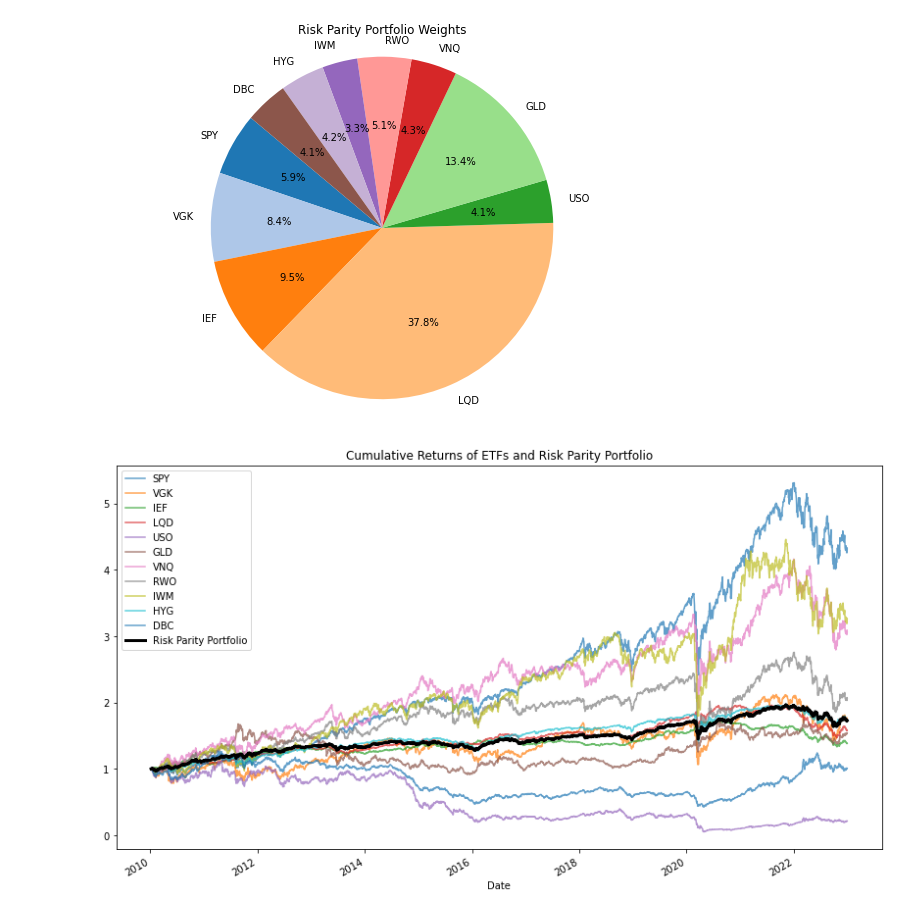
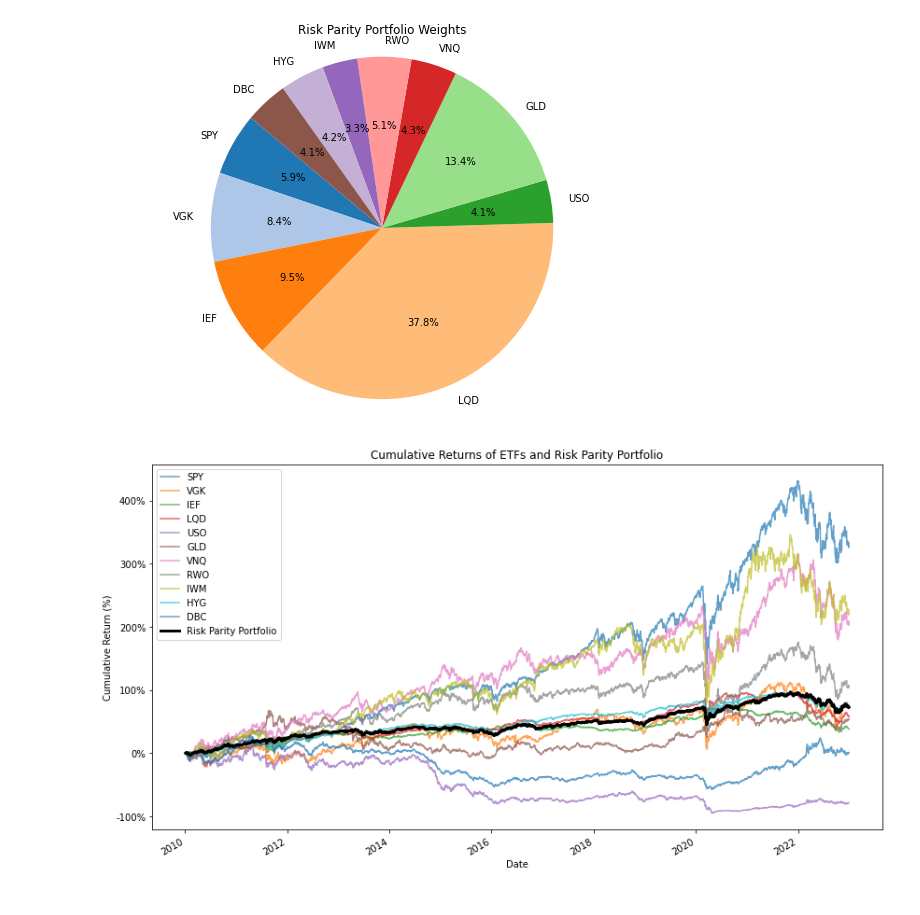
Before and after one commit to robbyhooker/Portfolio_Optimization, a Jupyter notebook: Risk-Parity.ipynb, the cells around one changed output. Cells and saved outputs as stored; diff of their text form; code cells hidden in the pictures.

Commit message:
Returns as %

```diff
--- a/Risk-Parity.ipynb
+++ b/Risk-Parity.ipynb
@@ -123,17 +123,26 @@ plt.show()
 # %% [output]
 [figure]
 # %%
-cumulative_returns = (1 + returns).cumprod()
+# Calculate cumulative returns of individual ETFs
+cumulative_returns = (1 + returns).cumprod() - 1
 
+# Calculate portfolio returns
 portfolio_returns = returns.dot(risk_parity_weights)
-cumulative_portfolio_returns = (1 + portfolio_returns).cumprod()
+cumulative_portfolio_returns = (1 + portfolio_returns).cumprod() - 1
 
+# Plot cumulative returns in percentage terms
 plt.figure(figsize=(14, 8), facecolor='white')
 for etf in etfs:
     cumulative_returns[etf].plot(label=etf, alpha=0.7)
 cumulative_portfolio_returns.plot(label='Risk Parity Portfolio', linewidth=3, color='black')
 plt.title('Cumulative Returns of ETFs and Risk Parity Portfolio')
+plt.ylabel('Cumulative Return (%)')
+plt.xlabel('Date')
 plt.legend()
+
+# Adjust the y-axis to show percentage values
+vals = plt.gca().get_yticks()
+plt.gca().set_yticklabels(['{:.0%}'.format(x) for x in vals])
 plt.show()
 # %% [output]
-[figure, old version]
+[figure, new version]
```
Also changed, not shown: parts of 2 cells of this notebook, 1 other file.
